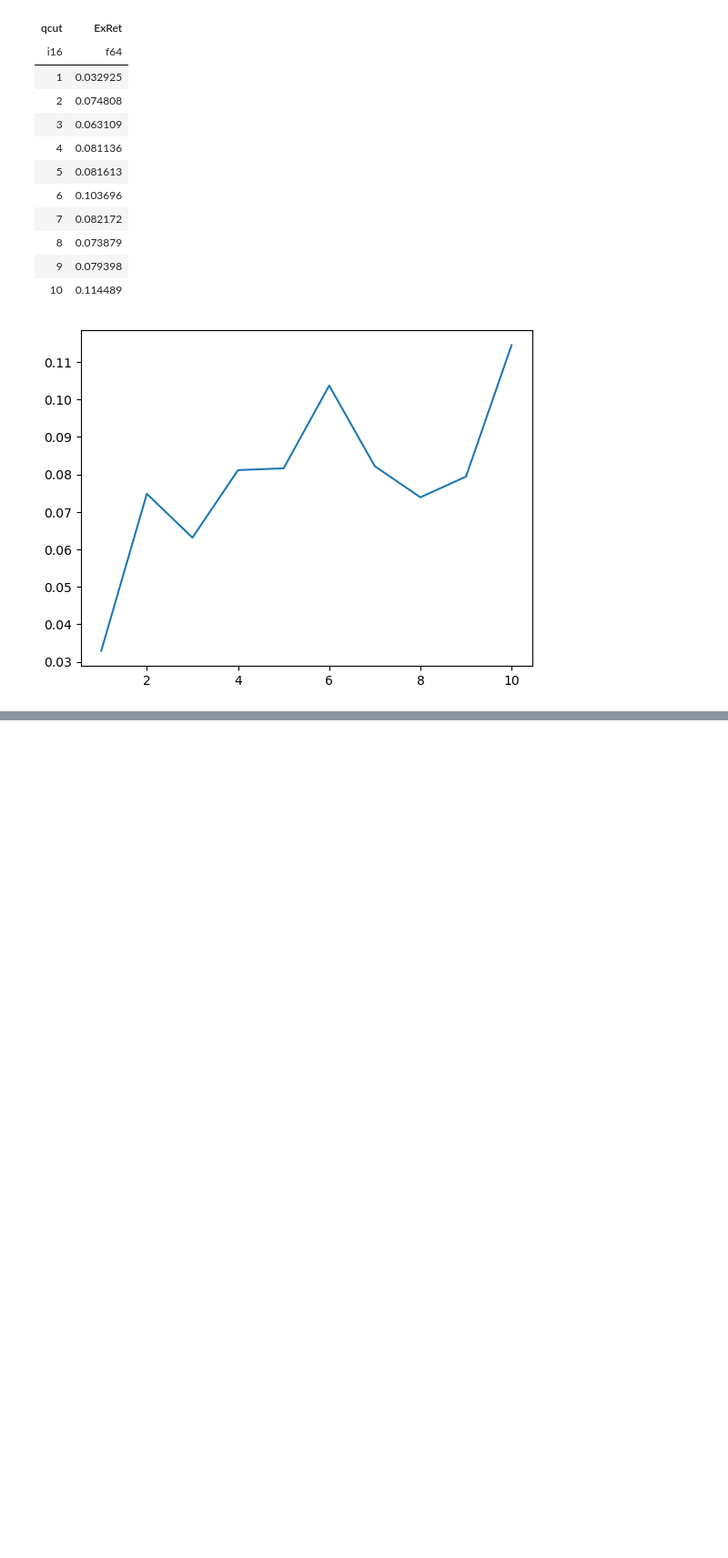
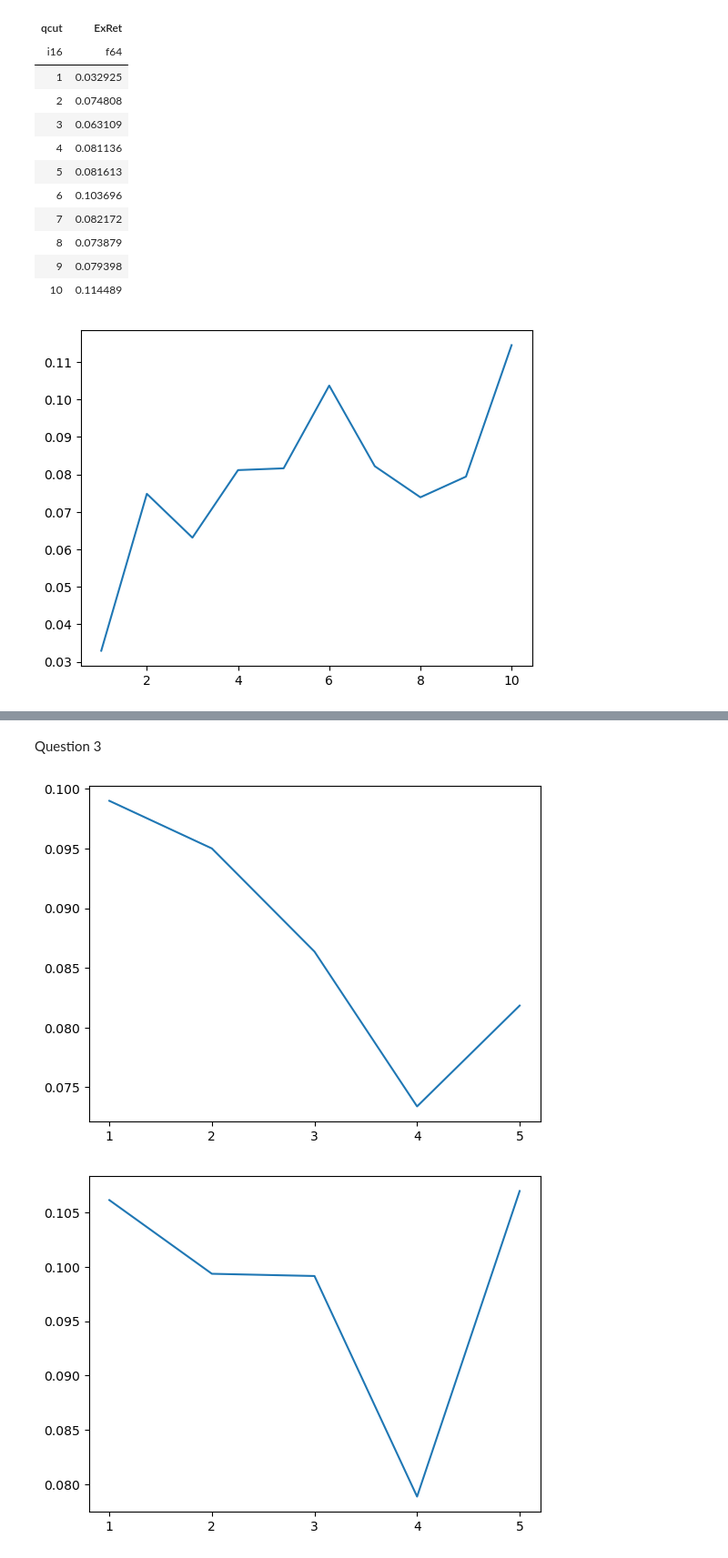
Before and after one commit to Huanyu-Liu/machine_learning, a Jupyter notebook: hw1/hw1.ipynb, the cells around one changed output, grey strips where cells are left out. Shown at 91% size. Drawn from its saved outputs; the diff is of its cells as text; code cells hidden in the pictures; blank space fills up the shorter version.

```diff
--- a/hw1/hw1.ipynb
+++ b/hw1/hw1.ipynb
@@ -179,3 +211,25 @@ plt.plot(vw_issuance.get_column("qcut").to_numpy(), vw_issuance.get_column("ExRe
 plt.show()
 # %% [output]
 [figure]
+# %%
+result_dl = result_dl.with_columns(pl.when(pl.col("qcut") == "10").then(1).when(pl.col("qcut") == "1").then(-1).otherwise(0).alias("transformed_issue"))
+# %%
+import statsmodels.api as sm
+start_year = 1981
+end_year = 2014
+lambdas = []
+weights = []
+for i in range(start_year, end_year + 1):
+    x = result_dl.filter(pl.col("year") == i).get_column("transformed_issue").to_numpy()
+    x_add_constant = sm.add_constant(x)
+    y = result_dl.filter(pl.col("year") == i).get_column("ExRet").to_numpy()
+    model = sm.OLS(y, x_add_constant)
+    result = model.fit()
+    lambdas.append(result.params[-1])
+    mean_issue = np.mean(x)
+    var_issue = np.var(x)
+    N = len(x)
+    weight = [(i - mean_issue) / N / var_issue for i in x]
+    weights.append(weight)
+print(lambdas)
+print(weights)
@@ -181,0 +261,12 @@ plt.show()
+# %% [markdown]
+Question 3
+# %%
+result_dl3 = dl.drop_nulls(["lnBM", "lnME"]).with_columns([(-pl.col("lnBM")).qcut(5, labels=[str(i) for i in range(1, 6)], allow_duplicates=True).over("year").alias("lnBM_qcut"), (-pl.col("lnME")).qcut(5, labels=[str(i) for i in range(1, 6)], allow_duplicates=True).over("year").alias("lnME_qcut")]).cast({"lnBM_qcut": pl.Utf8, "lnME_qcut": pl.Utf8})
+# %%
+for i in range(1, 6):
+    group_by_size = result_dl3.filter(pl.col("lnME_qcut") == str(i)).group_by("lnBM_qcut").agg(pl.col("ExRet").mean()).sort("lnBM_qcut")
+    plt.plot(group_by_size.get_column("lnBM_qcut").to_numpy(), group_by_size.get_column("ExRet").to_numpy())
+    plt.show()
+# %% [output]
+[figure, added]
+[figure, added]
```
Also changed, not shown: parts of 9 cells of this notebook.
